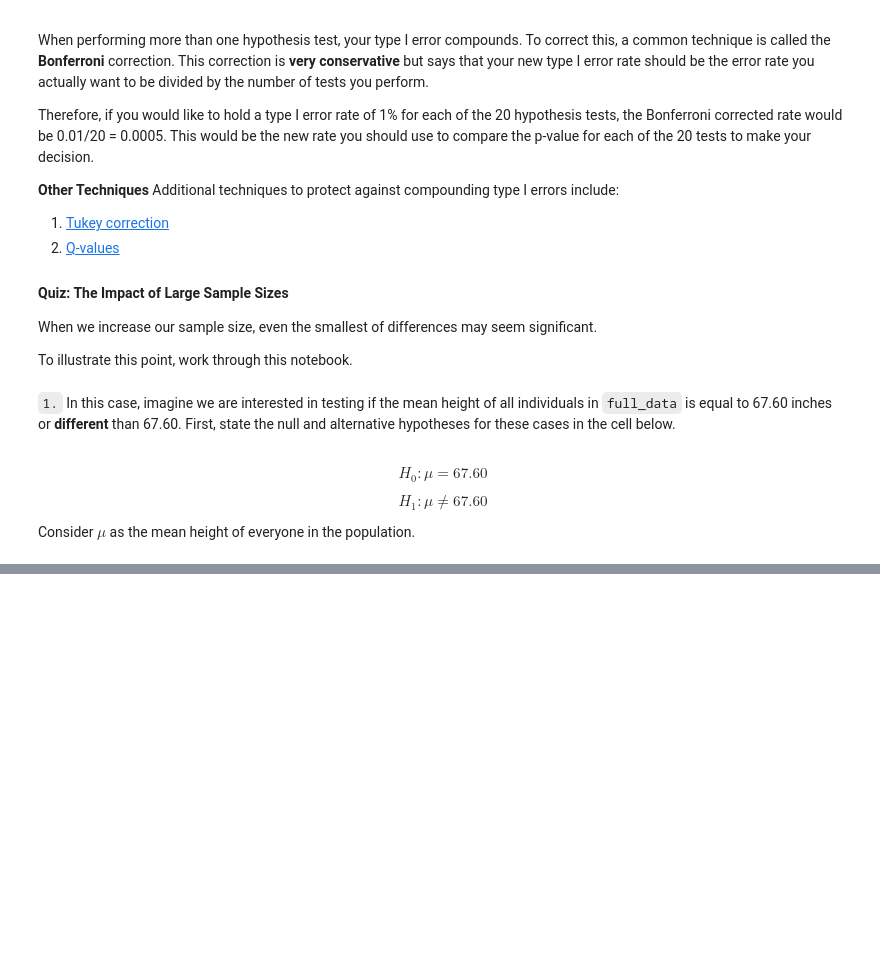
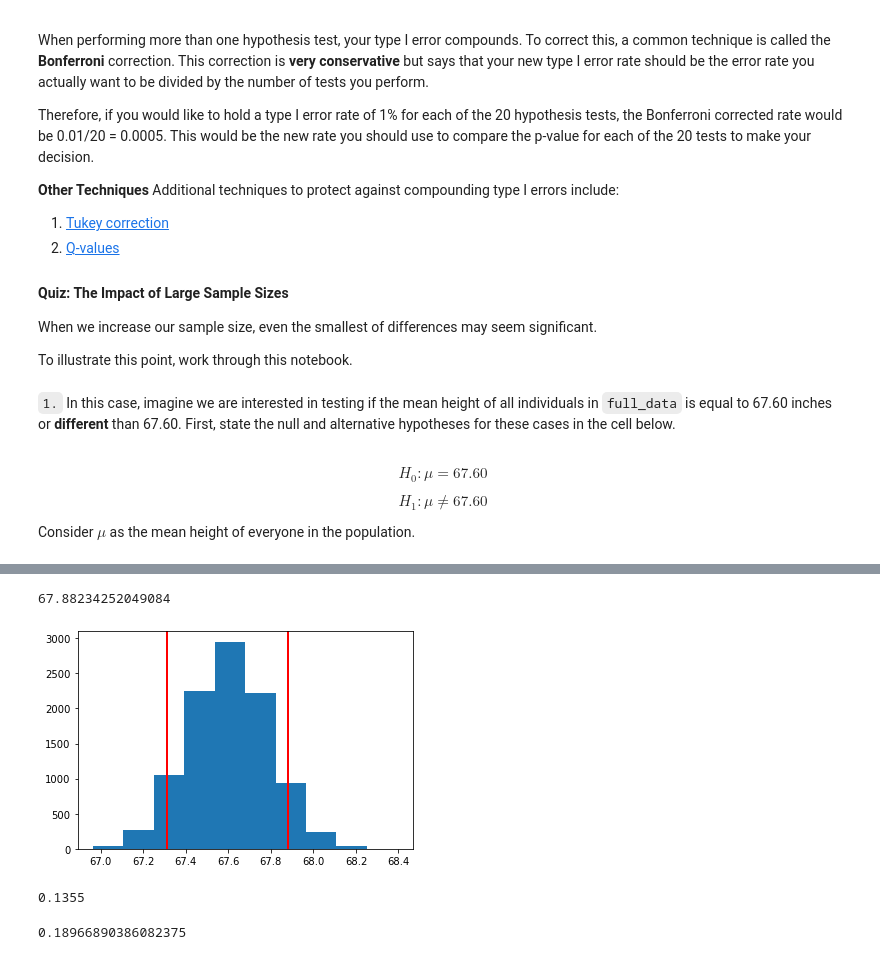
Before and after one commit to tharcyla/practical-statistics, a Jupyter notebook: 12_Hypothesis-Testing.ipynb, the cells around one changed output, grey strips where cells are left out. Cells and saved outputs as stored; diff of their text form; code cells hidden in the pictures; blank space fills up the shorter version.

```diff
--- a/12_Hypothesis-Testing.ipynb
+++ b/12_Hypothesis-Testing.ipynb
@@ -739,0 +788,43 @@ np.std(means)
+# %%
+sample2 = full_data.sample(300, random_state=63)
+obs_mean # the obs_mean will remain the same as the last exercise, as per the directions above
+# %% [output]
+67.88234252049084
+# %%
+sampling_dist_mean300 = []
+
+for _ in range(int(1e4)):
+    bootsample = sample2.sample(300, replace=True)
+    sampling_dist_mean300.append(bootsample['height'].mean())
+
+std_sampling_dist300 = np.std(sampling_dist_mean300)
+
+null_vals_300 = np.random.normal(67.60, std_sampling_dist300, int(1e4))
+# %%
+upper_bound = obs_mean
+lower_bound = null_mean - (obs_mean - null_mean)
+
+plt.hist(null_vals_300)
+plt.axvline(lower_bound, color='r', linewidth=2) # where our sample mean falls on null dist
+plt.axvline(upper_bound, color='r', linewidth=2); # where our sample mean falls on null dist
+# %% [output]
+[figure, added]
+# %%
+# for a two-sided hypothesis, we want to look at everything
+# more extreme from the null in both directions
+
+# probability of a statistic lower than observed
+prob_more_extreme_low = (null_vals_300 < lower_bound).mean()
+
+# probability of a statistic higher than observed
+prob_more_extreme_high = (null_vals_300 > upper_bound).mean()
+
+pval2 = prob_more_extreme_high + prob_more_extreme_low
+pval2
+# %% [output]
+0.1355
+# %%
+# The standard deviation of the sampling distribution for the mean of 300 draws
+std_sampling_dist300
+# %% [output]
+0.18966890386082375
```
Also changed, not shown: parts of 41 cells of this notebook.
